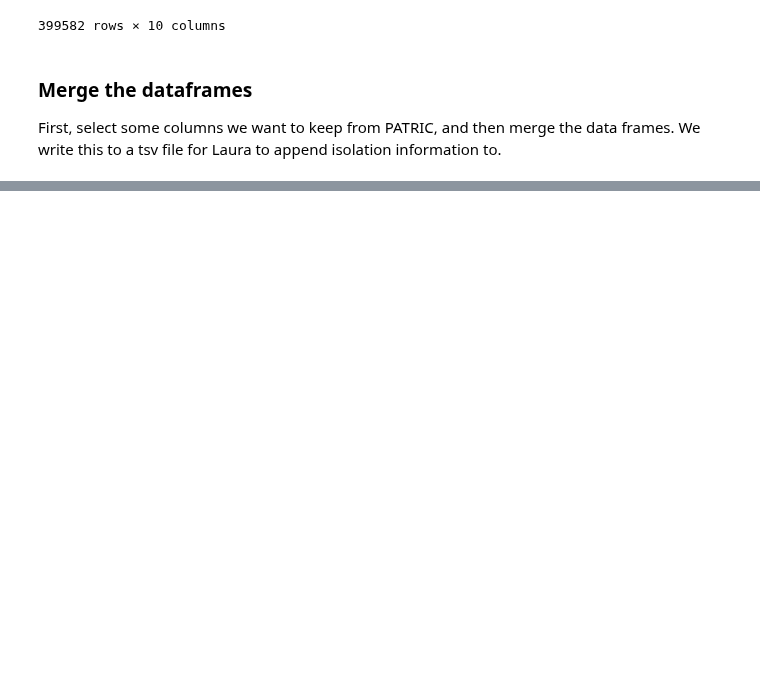
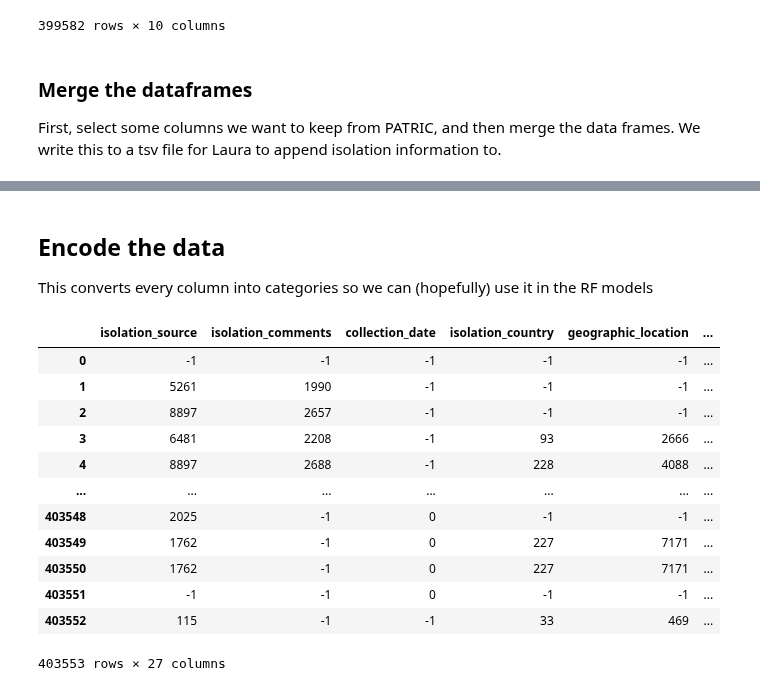
Before and after one commit to linsalrob/PhispyAnalysis, a Jupyter notebook: DataAnalysis/RAST sources.ipynb, the cells around one changed output, grey strips where cells are left out. Cells and saved outputs as stored; diff of their text form; code cells hidden in the pictures; blank space fills up the shorter version.

```diff
--- a/DataAnalysis/RAST sources.ipynb
+++ b/DataAnalysis/RAST sources.ipynb
@@ -111,0 +190,23 @@ phagemeta.to_csv(os.path.join('results', 'example_isolations.tsv'), sep='\t')
+# %% [markdown]
+## Encode the data
+
+This converts every column into categories so we can (hopefully) use it in the RF models
+# %%
+pmenc = pd.DataFrame()
+for c in phagemeta.iloc[:,2:29].columns:
+    pmenc[c] = phagemeta[c].astype('category').cat.codes
+pmenc
+# %% [output]
+|  | isolation_source | isolation_comments | collection_date | isolation_country | geographic_location | ... |
+| 0 | -1 | -1 | -1 | -1 | -1 | ... |
+| 1 | 5261 | 1990 | -1 | -1 | -1 | ... |
+| 2 | 8897 | 2657 | -1 | -1 | -1 | ... |
+| 3 | 6481 | 2208 | -1 | 93 | 2666 | ... |
+| 4 | 8897 | 2688 | -1 | 228 | 4088 | ... |
+| ... | ... | ... | ... | ... | ... | ... |
+| 403548 | 2025 | -1 | 0 | -1 | -1 | ... |
+| 403549 | 1762 | -1 | 0 | 227 | 7171 | ... |
+| 403550 | 1762 | -1 | 0 | 227 | 7171 | ... |
+| 403551 | -1 | -1 | 0 | -1 | -1 | ... |
+| 403552 | 115 | -1 | -1 | 33 | 469 | ... |
+403553 rows × 27 columns
```
Also changed, not shown: parts of 11 cells of this notebook.
